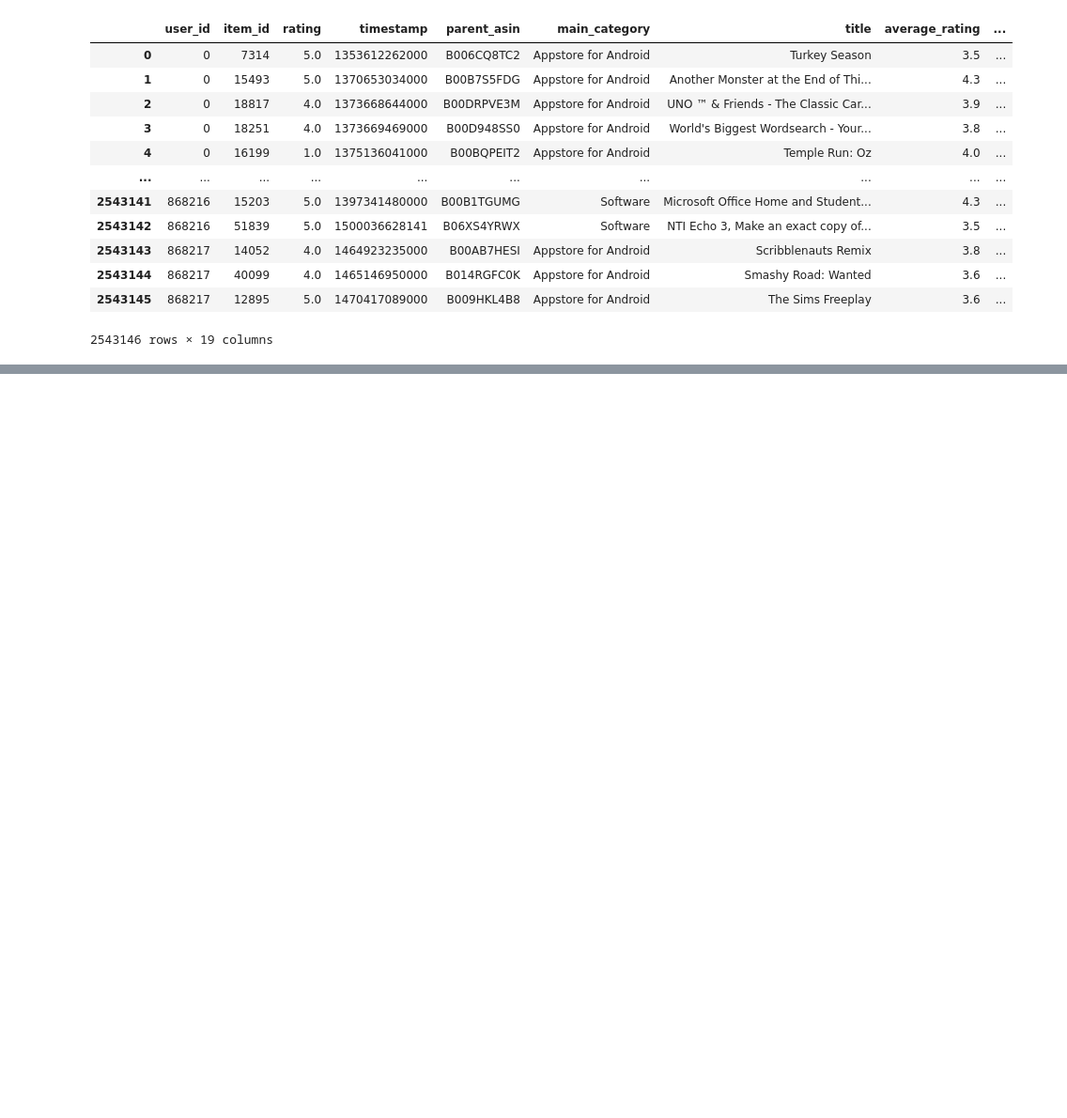
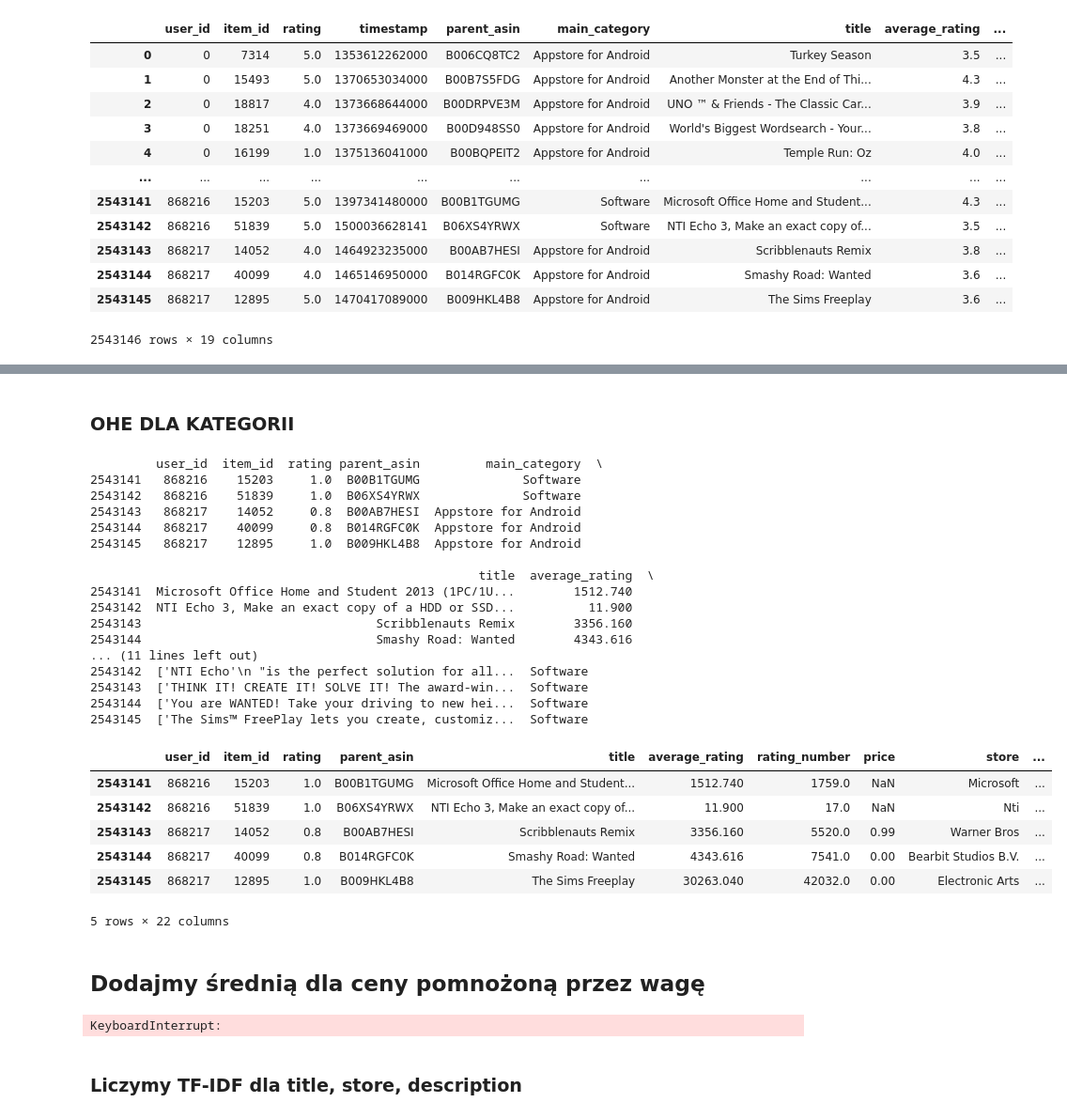
Before and after one commit to asujamuto/Shopping_Recomendation, a Jupyter notebook: user_preferences.ipynb, the cells around one changed output, grey strips where cells are left out. Shown at 94% size. Saved outputs shown, nothing was run; the diff lists cells and outputs as text; code cells hidden in the pictures; blank space fills up the shorter version.

```diff
--- a/user_preferences.ipynb
+++ b/user_preferences.ipynb
@@ -43,0 +71,62 @@ result
+# %% [markdown]
+### OHE DLA KATEGORII
+# %%
+from sklearn.preprocessing import OneHotEncoder
+import pandas as pd
+print(df_user.tail())
+# Check if columns exist before attempting operations
+if "main_category" in df_user.columns and "category" in df_user.columns:
+    cat_df = df_user[["main_category", "category"]].fillna("missing")
+
+    ohe = OneHotEncoder(sparse_output=False, handle_unknown="ignore")
+    data = ohe.fit_transform(cat_df)
+
+    df1 = pd.DataFrame(data, columns=ohe.get_feature_names_out(cat_df.columns), dtype=int)
+    df_encoded = pd.concat([df_user.reset_index(drop=True), df1], axis=1)
+
+    # Drop original categorical columns
+    df_encoded = df_encoded.drop(["main_category", "category"], axis=1)
+else:
+    print("One or both of the required columns are missing.")
+    df_encoded = df_user.copy()  # or handle accordingly
+
+df_encoded.tail()
+# %% [output]
+         user_id  item_id  rating parent_asin         main_category  \
+2543141   868216    15203     1.0  B00B1TGUMG              Software
+2543142   868216    51839     1.0  B06XS4YRWX              Software
+2543143   868217    14052     0.8  B00AB7HESI  Appstore for Android
+2543144   868217    40099     0.8  B014RGFC0K  Appstore for Android
+2543145   868217    12895     1.0  B009HKL4B8  Appstore for Android
+
+                                                     title  average_rating  \
+2543141  Microsoft Office Home and Student 2013 (1PC/1U...        1512.740
+2543142  NTI Echo 3, Make an exact copy of a HDD or SSD...          11.900
+2543143                                Scribblenauts Remix        3356.160
+2543144                                Smashy Road: Wanted        4343.616
+... (11 lines left out)
+2543142  ['NTI Echo'\n "is the perfect solution for all...  Software
+2543143  ['THINK IT! CREATE IT! SOLVE IT! The award-win...  Software
+2543144  ['You are WANTED! Take your driving to new hei...  Software
+2543145  ['The Sims™ FreePlay lets you create, customiz...  Software
+|  | user_id | item_id | rating | parent_asin | title | average_rating | rating_number | price | store | ... |
+| 2543141 | 868216 | 15203 | 1.0 | B00B1TGUMG | Microsoft Office Home and Student... | 1512.740 | 1759.0 | NaN | Microsoft | ... |
+| 2543142 | 868216 | 51839 | 1.0 | B06XS4YRWX | NTI Echo 3, Make an exact copy of... | 11.900 | 17.0 | NaN | Nti | ... |
+| 2543143 | 868217 | 14052 | 0.8 | B00AB7HESI | Scribblenauts Remix | 3356.160 | 5520.0 | 0.99 | Warner Bros | ... |
+| 2543144 | 868217 | 40099 | 0.8 | B014RGFC0K | Smashy Road: Wanted | 4343.616 | 7541.0 | 0.00 | Bearbit Studios B.V. | ... |
+| 2543145 | 868217 | 12895 | 1.0 | B009HKL4B8 | The Sims Freeplay | 30263.040 | 42032.0 | 0.00 | Electronic Arts | ... |
+5 rows × 22 columns
+# %% [markdown]
+## Dodajmy średnią dla ceny pomnożoną przez wagę
+# %%
+df_cp = df_encoded
+for i in df_cp["user_id"].unique().tolist():
+    df_tmp = df_user[df_user["user_id"] == int(i)]
+    avg_price = df_tmp["price"].sum() / df_tmp["price"].size
+    df_cp[df_cp["price"] == i] = df_cp[df_cp["price"] == i].fillna(avg_price*df_tmp["rating"])
+df_cp = df_cp.drop("rating_number", axis=1)
+df_cp
+# %% [output]
+KeyboardInterrupt:
+# %% [markdown]
+### Liczymy TF-IDF dla title, store, description
```
Also changed, not shown: parts of 3 cells of this notebook, 1 other file.
